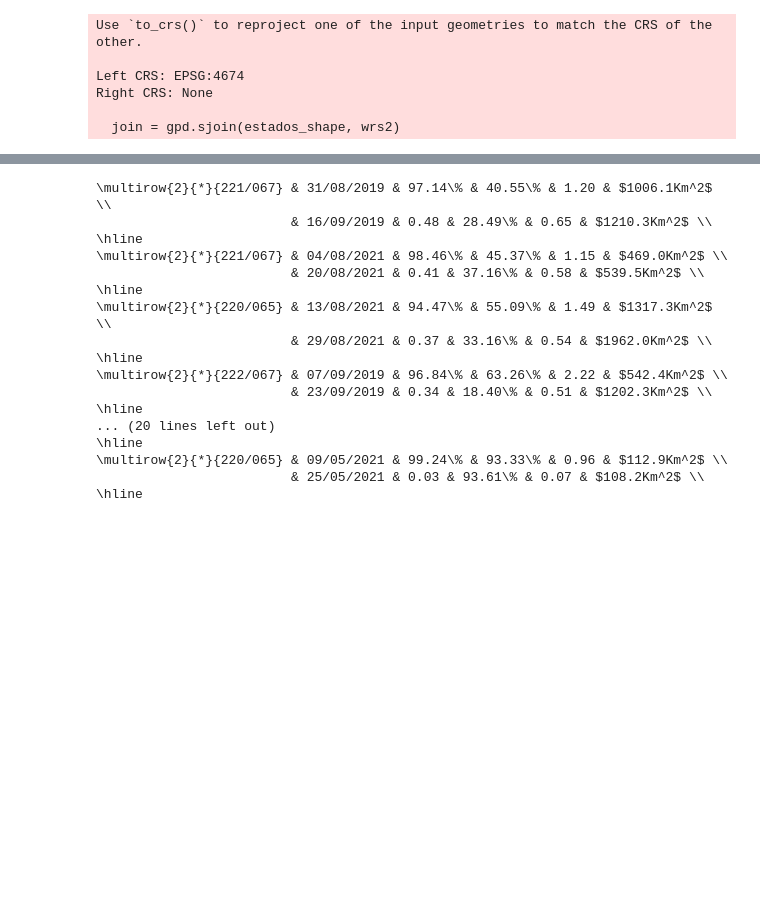
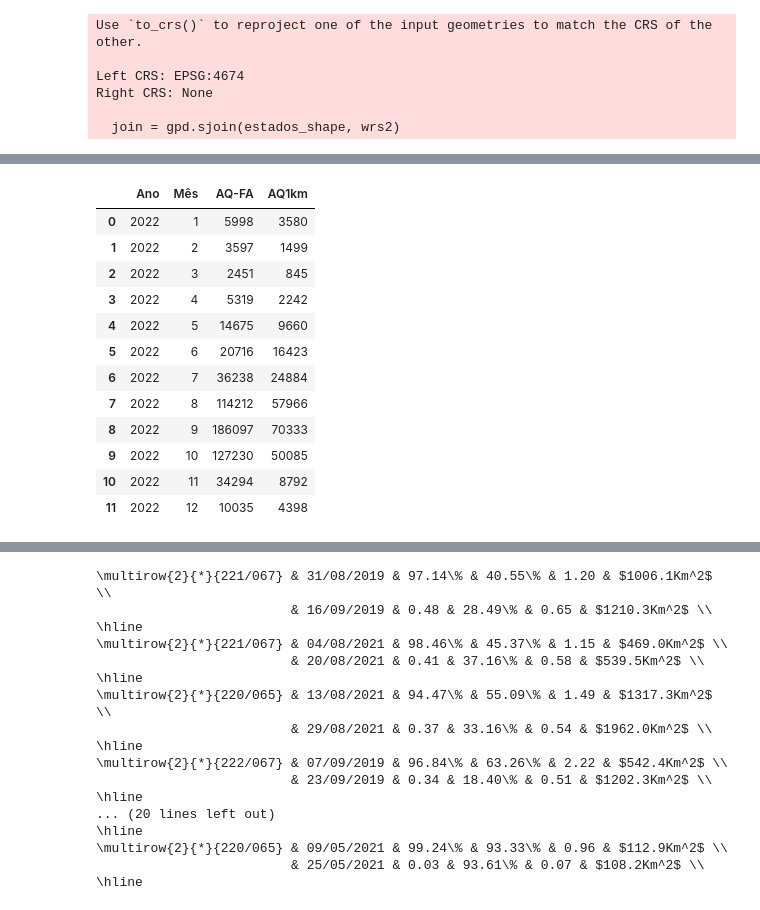
Before and after one commit to josebraz/INPE-Queimadas, a Jupyter notebook: validacao.ipynb, the cells around one changed output, grey strips where cells are left out. Cells and saved outputs as stored; diff of their text form; code cells hidden in the pictures; blank space fills up the shorter version.

```diff
--- a/validacao.ipynb
+++ b/validacao.ipynb
@@ -235,0 +246,42 @@ Computing aq_fa/AQ-FA_225_68_2022-07-01_2022-07-31...
+# %%
+import glob
+
+year = 2022
+aq1km = pd.read_csv(os.path.join(directory, 'area_queimada_aq1km.csv'))
+date_pairs = get_year_date_pairs(year)
+
+def compare(args):
+    start, end = args
+    month = int(start.split('-')[1])
+    files = glob.iglob(f'aq_fa/AQ-FA_*_*_{start}_{end}')
+    gdfs = (gpd.read_file(file) for file in files if len(os.listdir(file)) > 0)
+    gdf = pd.concat(gdfs, ignore_index=True)
+    burned_aq1km = aq1km[(aq1km['Ano'] == year) & (aq1km['Mês'] == month)].iloc[0]['Total mensal']
+    burned_aqfa = get_burned_area_km2(gdf)
+    return {
+        'Ano': year,
+        'Mês': month,
+        'AQ-FA': round(burned_aqfa),
+        'AQ1km': round(burned_aq1km)
+    }
+
+values = []
+with Pool(5) as pool:
+    values = pool.map(compare, date_pairs)
+
+data_df = pd.DataFrame(values)
+data_df
+# %% [output]
+|  | Ano | Mês | AQ-FA | AQ1km |
+| 0 | 2022 | 1 | 5998 | 3580 |
+| 1 | 2022 | 2 | 3597 | 1499 |
+| 2 | 2022 | 3 | 2451 | 845 |
+| 3 | 2022 | 4 | 5319 | 2242 |
+| 4 | 2022 | 5 | 14675 | 9660 |
+| 5 | 2022 | 6 | 20716 | 16423 |
+| 6 | 2022 | 7 | 36238 | 24884 |
+| 7 | 2022 | 8 | 114212 | 57966 |
+| 8 | 2022 | 9 | 186097 | 70333 |
+| 9 | 2022 | 10 | 127230 | 50085 |
+| 10 | 2022 | 11 | 34294 | 8792 |
+| 11 | 2022 | 12 | 10035 | 4398 |
```
Also changed, not shown: parts of 5 cells of this notebook, 1 other file.
